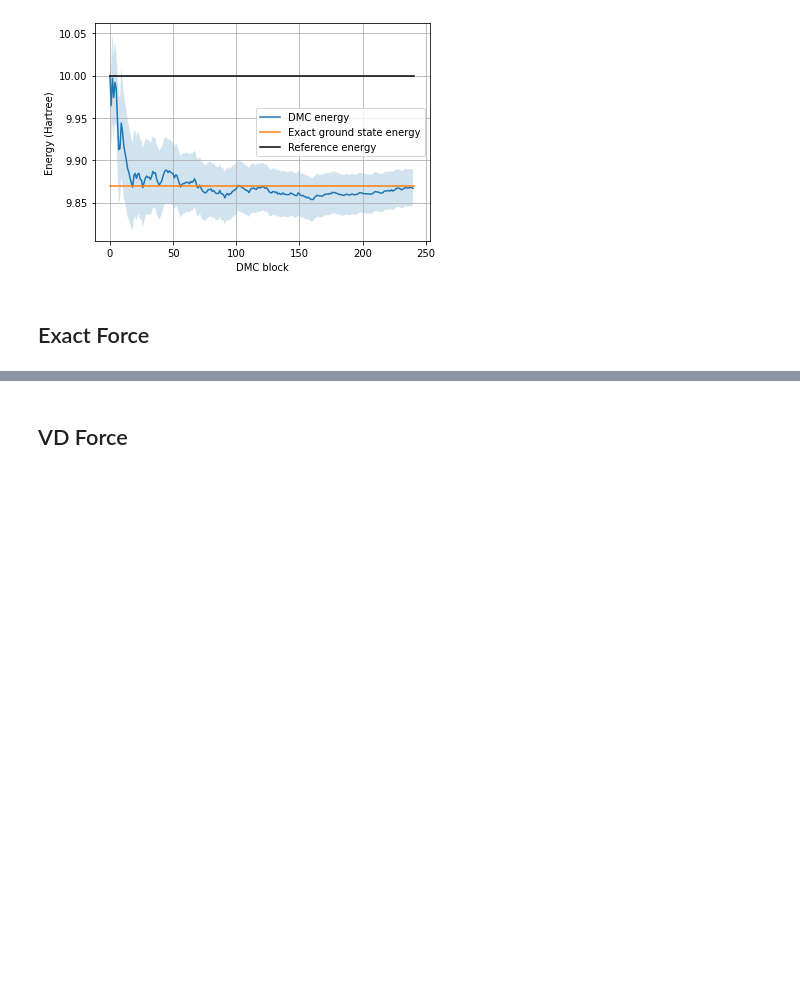
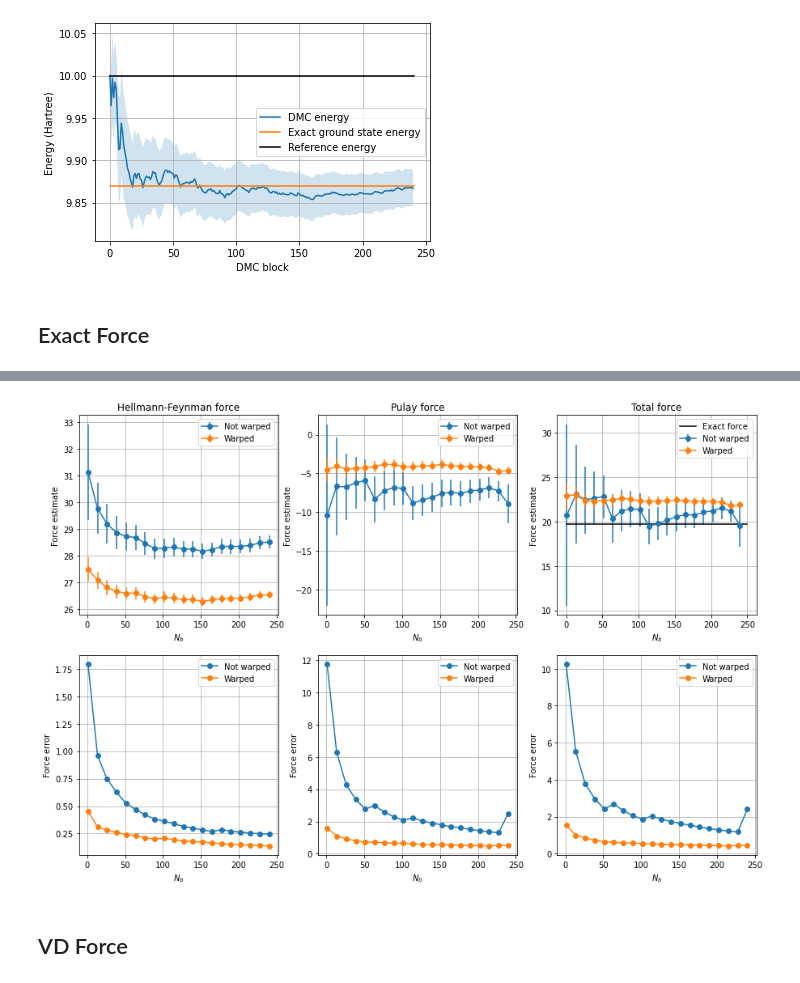
Before and after one commit to Jvanrhijn/pydmc, a Jupyter notebook: examples/pib_2d.ipynb, the cells around one changed output, grey strips where cells are left out. Saved outputs shown, nothing was run; the diff lists cells and outputs as text; code cells hidden in the pictures; blank space fills up the shorter version.

```diff
--- a/examples/pib_2d.ipynb
+++ b/examples/pib_2d.ipynb
@@ -12,6 +13,6 @@ from pydmc import *
 %matplotlib inline
 # %%
-nconf = 25
+nconf = 100
 time_step = 1e-2
 reference_energy = 10
 blocks = 250
@@ -21,6 +22,7 @@ a0 = 1
 da = 1e-5
 hamiltonian = lambda psi, x: -0.5 * psi.laplacian(x)
 exact = np.pi**2
+force_exact = np.pi**2 * 2 / a0**3
 # %%
 class GuidingWaveFunction(WaveFunction, GeometryParametrized):
 
@@ -111,9 +113,13 @@ NameError: name 'plot_force_data_trace' is not defined
 # %%
-axes = plot_error_over_time(flhf, flpulay_exact, flhf_warp, flpulay_exact_nocutoff_warp, 20, 1)
+axes = plot_error_over_time(flhf, flpulay_exact_nocutoff, flhf_warp, flpulay_exact_nocutoff_warp, 20, 1)
 for (ax, title) in zip(axes.T, ["Hellmann-Feynman force", "Pulay force", "Total force"]):
     ax[0].set_xlabel(r"$N_b$"); ax[1].set_xlabel(r"$N_b$")
     ax[0].set_ylabel("Force estimate"); ax[1].set_ylabel("Force error")
     ax[0].set_title(title)
+axes[0, -1].plot([0, blocks], [force_exact]*2, "black", label="Exact force")
+axes[0, -1].legend();
+# %% [output]
+[figure, added]
 # %% [markdown]
 ## VD Force
 # %%
```
Also changed, not shown: parts of 4 cells of this notebook, 3 other files.
